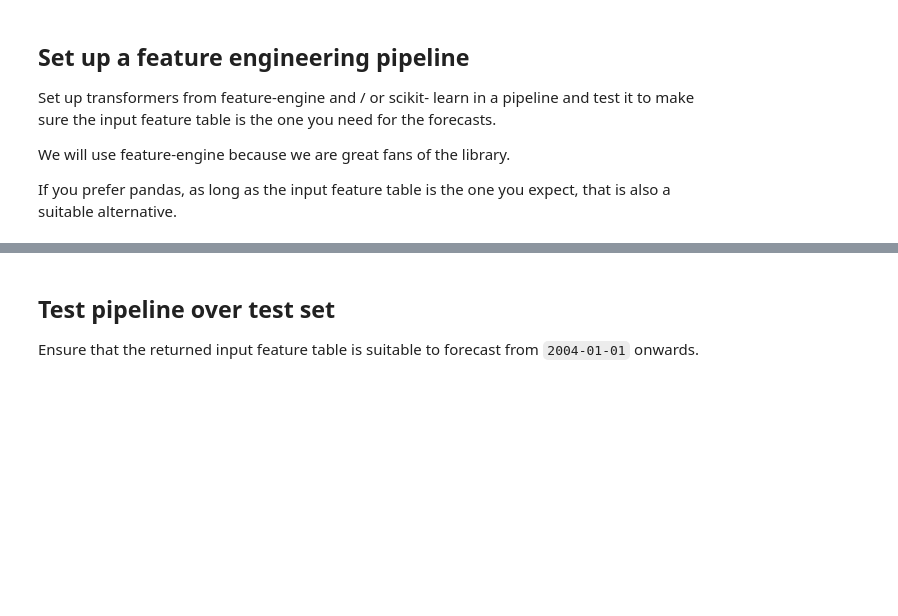
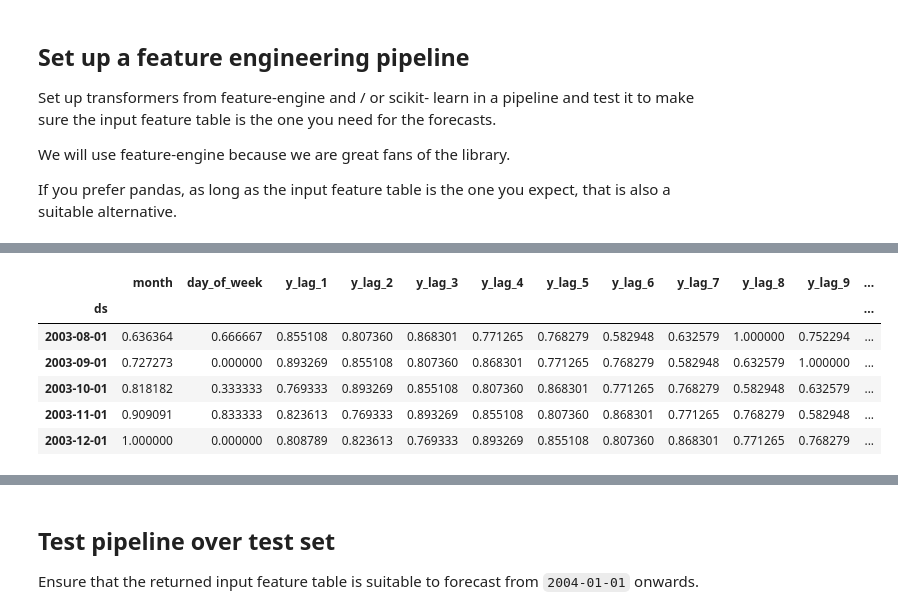
Before and after one commit to nuosv/forecasting-with-machine-learning, a Jupyter notebook: 02-multistep-forecasting/assignment/02-assignment.ipynb, the cells around one changed output, grey strips where cells are left out. Cells and saved outputs as stored; diff of their text form; code cells hidden in the pictures; blank space fills up the shorter version.

```diff
--- a/02-multistep-forecasting/assignment/02-assignment.ipynb
+++ b/02-multistep-forecasting/assignment/02-assignment.ipynb
@@ -92,0 +280,10 @@ If you prefer pandas, as long as the input feature table is the one you expect,
+# %%
+Xt.tail()
+# %% [output]
+|  | month | day_of_week | y_lag_1 | y_lag_2 | y_lag_3 | y_lag_4 | y_lag_5 | y_lag_6 | y_lag_7 | y_lag_8 | y_lag_9 | ... |
+| ds |  |  |  |  |  |  |  |  |  |  |  | ... |
+| 2003-08-01 | 0.636364 | 0.666667 | 0.855108 | 0.807360 | 0.868301 | 0.771265 | 0.768279 | 0.582948 | 0.632579 | 1.000000 | 0.752294 | ... |
+| 2003-09-01 | 0.727273 | 0.000000 | 0.893269 | 0.855108 | 0.807360 | 0.868301 | 0.771265 | 0.768279 | 0.582948 | 0.632579 | 1.000000 | ... |
+| 2003-10-01 | 0.818182 | 0.333333 | 0.769333 | 0.893269 | 0.855108 | 0.807360 | 0.868301 | 0.771265 | 0.768279 | 0.582948 | 0.632579 | ... |
+| 2003-11-01 | 0.909091 | 0.833333 | 0.823613 | 0.769333 | 0.893269 | 0.855108 | 0.807360 | 0.868301 | 0.771265 | 0.768279 | 0.582948 | ... |
+| 2003-12-01 | 1.000000 | 0.000000 | 0.808789 | 0.823613 | 0.769333 | 0.893269 | 0.855108 | 0.807360 | 0.868301 | 0.771265 | 0.768279 | ... |
```
Also changed, not shown: parts of 17 cells of this notebook.
